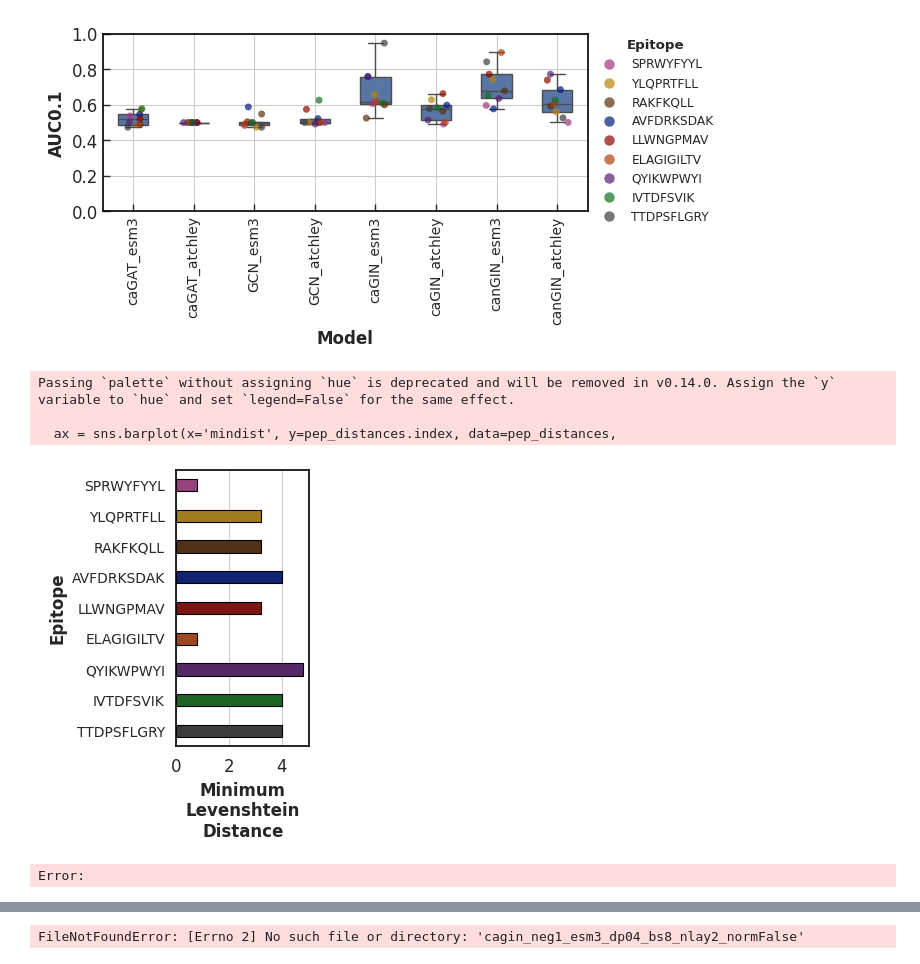
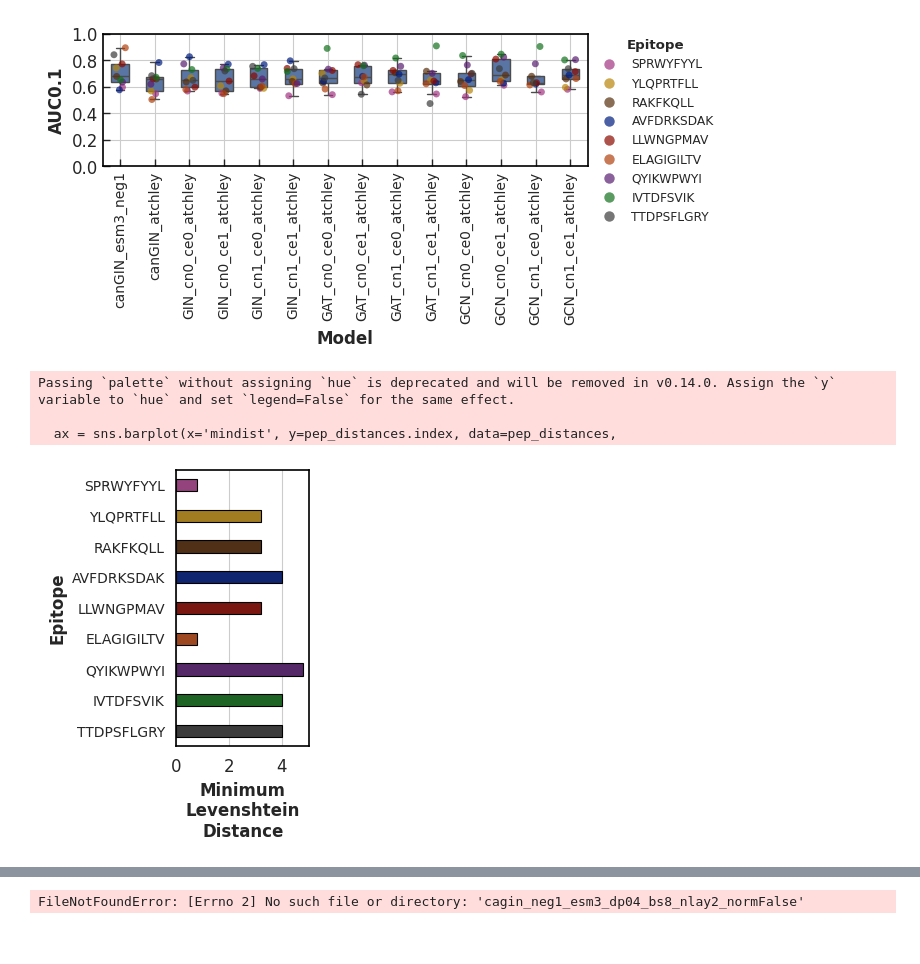
Before and after one commit to chagas98/MatchImmNet, a Jupyter notebook: notebooks/pred_analysis.ipynb, the cells around one changed output, grey strips where cells are left out. Cells and saved outputs as stored; diff of their text form; code cells hidden in the pictures.

```diff
--- a/notebooks/pred_analysis.ipynb
+++ b/notebooks/pred_analysis.ipynb
@@ -80,43 +80,58 @@ def auc_barplot(results_dirs, pattern="_raw_best.csv", save_dir=".", weighted_av
         size=5,
         jitter=0.18,
         ax=ax
     )
 
     ax.set_ylabel('AUC0.1', fontsize=12, weight='bold')
     ax.set_xlabel('Model', fontsize=12, weight='bold')
     ax.set_ylim(0, 1.0)
     ax.set_xticklabels(ax.get_xticklabels(), rotation=90, fontsize=10)
     ax.set_yticklabels(ax.get_yticklabels(), fontsize=12)
     ax = plt.gca()
     plt.rcParams["xtick.major.size"] = 50
 
     # increase linewidth of axes and make them black
     for spine in ax.spines.values():
         spine.set_linewidth(1.2)
         spine.set_color('black')
 
     ax.legend(bbox_to_anchor=(1.01, 1), loc='upper left', borderaxespad=0., frameon=False,
               title='Epitope', title_fontproperties={'weight':'bold'}, markerscale=1.5)
     ax.grid(True)
     plt.tick_params(axis='both', which='both', direction='in', bottom=True, left=True)
     plt.tight_layout()
     plt.savefig(os.path.join(save_dir, "auc_barplot.png"), dpi=300)
     plt.show()
 
 # Example usage
-results_dirs = {"../developments/increase_dataset/cagat_neg1_esm3_dp03": "caGAT_esm3",
-                "../developments/increase_dataset/cagat_neg1_atchley_dp03": "caGAT_atchley",
-                "../developments/increase_dataset/cagcn_neg1_esm3_dp03": "GCN_esm3",
-                "../developments/increase_dataset/cagcn_neg1_atchley_dp03": "GCN_atchley",
-                "../developments/increase_dataset/cagin_neg1_esm3_dp03": "caGIN_esm3",
-                "../developments/increase_dataset/cagin_neg1_atchley_dp03": "caGIN_atchley",
-                "../developments/increase_dataset/cangin_neg1_esm3_dp03": "canGIN_esm3",
-                "../developments/increase_dataset/cangin_neg1_atchley_dp03": "canGIN_atchley"
+# results_dirs = {"../developments/increase_dataset/cagat_neg1_esm3_dp03": "caGAT_esm3",
+#                 "../developments/increase_dataset/cagat_neg1_atchley_dp03": "caGAT_atchley",
+#                 "../developments/increase_dataset/cagcn_neg1_esm3_dp03": "GCN_esm3",
+#                 "../developments/increase_dataset/cagcn_neg1_atchley_dp03": "GCN_atchley",
+#                 "../developments/increase_dataset/cagin_neg1_esm3_dp03": "caGIN_esm3",
+#                 "../developments/increase_dataset/cagin_neg1_atchley_dp03": "caGIN_atchley",
+#                 "../developments/increase_dataset/cangin_neg1_esm3_dp03": "canGIN_esm3",
+#                 "../developments/increase_dataset/cangin_neg1_atchley_dp03": "canGIN_atchley"
+#                 }
+
+results_dirs = {"../developments/increase_dataset_1217_neg1/cangin_neg1_esm3_dp03": "canGIN_esm3_neg1",
+                "../developments/increase_dataset_1217_neg3/cangin_neg3_atchley_dp03": "canGIN_atchley",
+                "../developments/increase_dataset_1217_neg3/GIN_cn0_ce0_neg3_atchley_dp03": "GIN_cn0_ce0_atchley",
+                "../developments/increase_dataset_1217_neg3/GIN_cn0_ce1_neg3_atchley_dp03": "GIN_cn0_ce1_atchley",
+                "../developments/increase_dataset_1217_neg3/GIN_cn1_ce0_neg3_atchley_dp03": "GIN_cn1_ce0_atchley",
+                "../developments/increase_dataset_1217_neg3/GIN_cn1_ce1_neg3_atchley_dp03": "GIN_cn1_ce1_atchley",
+                "../developments/increase_dataset_1217_neg3/GAT_cn0_ce0_neg3_atchley_dp03": "GAT_cn0_ce0_atchley",
+                "../developments/increase_dataset_1217_neg3/GAT_cn0_ce1_neg3_atchley_dp03": "GAT_cn0_ce1_atchley",
+                "../developments/increase_dataset_1217_neg3/GAT_cn1_ce0_neg3_atchley_dp03": "GAT_cn1_ce0_atchley",
+                "../developments/increase_dataset_1217_neg3/GAT_cn1_ce1_neg3_atchley_dp03": "GAT_cn1_ce1_atchley",
+                "../developments/increase_dataset_1217_neg3/GCN_cn0_ce0_neg3_atchley_dp03": "GCN_cn0_ce0_atchley",
+                "../developments/increase_dataset_1217_neg3/GCN_cn0_ce1_neg3_atchley_dp03": "GCN_cn0_ce1_atchley",
+                "../developments/increase_dataset_1217_neg3/GCN_cn1_ce0_neg3_atchley_dp03": "GCN_cn1_ce0_atchley",
+                "../developments/increase_dataset_1217_neg3/GCN_cn1_ce1_neg3_atchley_dp03": "GCN_cn1_ce1_atchley"
                 }
-
 auc_barplot(results_dirs, pattern="_raw.csv", save_dir=".", weighted_average=True)
 # %% [output]
-[figure, old version]
+[figure, new version]
 # %%
 from Levenshtein import distance as levenshtein_distance
 import numpy as np
@@ -160,7 +175,7 @@ def distance_barplot(pep_distances):
     plt.show()
 
 
-summary = pd.read_csv("/home/samuel.assis/MatchImm/MatchImmNet/developments/increase_dataset/cangin_neg1_esm3_dp03/results_CrossAttentionNodesGIN_20251217_summary.csv")
+summary = pd.read_csv("/home/samuel.assis/MatchImm/MatchImmNet/developments/increase_dataset_1217_neg1/cangin_neg1_esm3_dp03/results_CrossAttentionNodesGIN_20251217_summary.csv")
 peptides = summary['peptide'].tolist()
 dataset_af_score2 = pd.read_csv("/home/samuel.assis/MatchImm/MatchImmNet/data/01-raw/AF_vdjdb_score2_wojust10x_20251217.csv")
 dataset_af_score3 = pd.read_csv("/home/samuel.assis/MatchImm/MatchImmNet/data/01-raw/AF_vdjdb_score3_20251212.csv")
@@ -175,7 +190,6 @@ Passing `palette` without assigning `hue` is deprecated and will be removed in v
 
   ax = sns.barplot(x='mindist', y=pep_distances.index, data=pep_distances,
 [figure]
-Error:
 # %%
 def confusion_barplot(results_dirs, pattern="_summary.csv", save_dir="."):
     """
```
Also changed, not shown: parts of 2 cells of this notebook, 12 other files.
